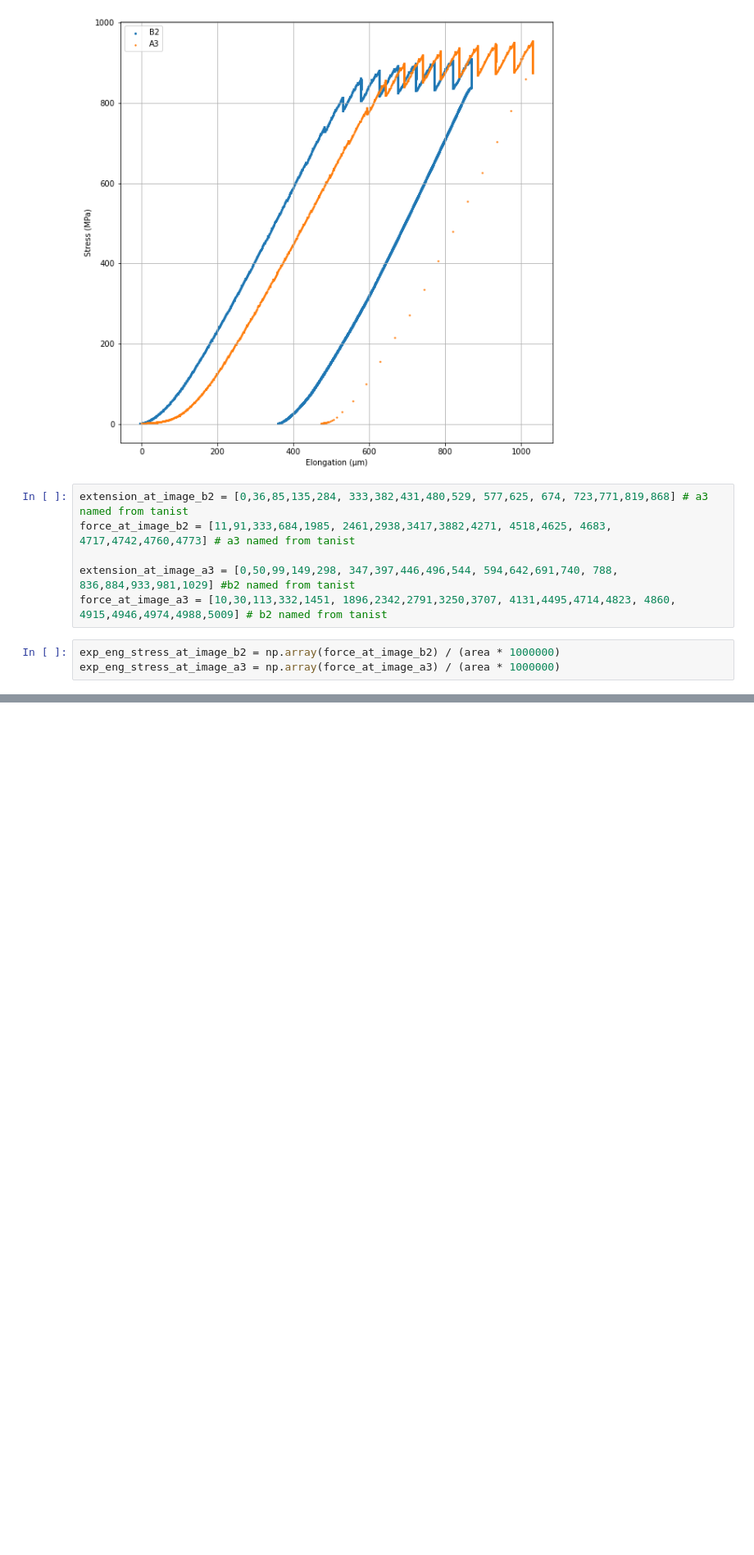
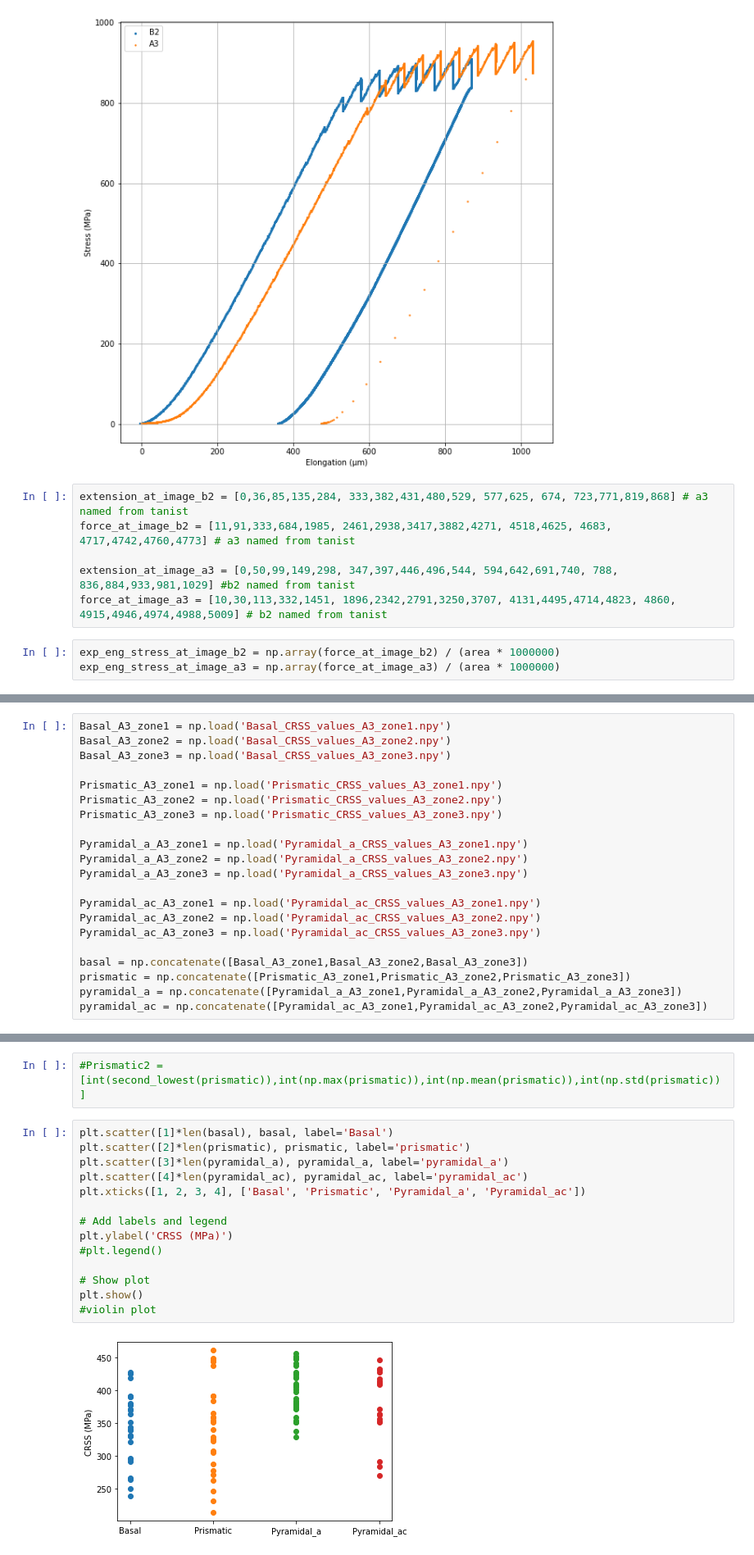
Before and after one commit to Patcurran/Strain_localisation, a Jupyter notebook: 2_Pre_CP.ipynb, the cells around one changed output, grey strips where cells are left out. Shown at 82% size. Drawn from its saved outputs; the diff is of its cells as text; blank space fills up the shorter version.

```diff
--- a/2_Pre_CP.ipynb
+++ b/2_Pre_CP.ipynb
@@ -161,0 +456,21 @@ plt.legend()
+# %%
+Basal_A3_zone1 = np.load('Basal_CRSS_values_A3_zone1.npy')
+Basal_A3_zone2 = np.load('Basal_CRSS_values_A3_zone2.npy')
+Basal_A3_zone3 = np.load('Basal_CRSS_values_A3_zone3.npy')
+
+Prismatic_A3_zone1 = np.load('Prismatic_CRSS_values_A3_zone1.npy')
+Prismatic_A3_zone2 = np.load('Prismatic_CRSS_values_A3_zone2.npy')
+Prismatic_A3_zone3 = np.load('Prismatic_CRSS_values_A3_zone3.npy')
+
+Pyramidal_a_A3_zone1 = np.load('Pyramidal_a_CRSS_values_A3_zone1.npy')
+Pyramidal_a_A3_zone2 = np.load('Pyramidal_a_CRSS_values_A3_zone2.npy')
+Pyramidal_a_A3_zone3 = np.load('Pyramidal_a_CRSS_values_A3_zone3.npy')
+
+Pyramidal_ac_A3_zone1 = np.load('Pyramidal_ac_CRSS_values_A3_zone1.npy')
+Pyramidal_ac_A3_zone2 = np.load('Pyramidal_ac_CRSS_values_A3_zone2.npy')
+Pyramidal_ac_A3_zone3 = np.load('Pyramidal_ac_CRSS_values_A3_zone3.npy')
+
+basal = np.concatenate([Basal_A3_zone1,Basal_A3_zone2,Basal_A3_zone3])
+prismatic = np.concatenate([Prismatic_A3_zone1,Prismatic_A3_zone2,Prismatic_A3_zone3])
+pyramidal_a = np.concatenate([Pyramidal_a_A3_zone1,Pyramidal_a_A3_zone2,Pyramidal_a_A3_zone3])
+pyramidal_ac = np.concatenate([Pyramidal_ac_A3_zone1,Pyramidal_ac_A3_zone2,Pyramidal_ac_A3_zone3])
@@ -161,0 +516,18 @@ plt.legend()
+# %%
+#Prismatic2 = [int(second_lowest(prismatic)),int(np.max(prismatic)),int(np.mean(prismatic)),int(np.std(prismatic))]
+# %%
+plt.scatter([1]*len(basal), basal, label='Basal')
+plt.scatter([2]*len(prismatic), prismatic, label='prismatic')
+plt.scatter([3]*len(pyramidal_a), pyramidal_a, label='pyramidal_a')
+plt.scatter([4]*len(pyramidal_ac), pyramidal_ac, label='pyramidal_ac')
+plt.xticks([1, 2, 3, 4], ['Basal', 'Prismatic', 'Pyramidal_a', 'Pyramidal_ac'])
+
+# Add labels and legend
+plt.ylabel('CRSS (MPa)')
+#plt.legend()
+
+# Show plot
+plt.show()
+#violin plot
+# %% [output]
+[figure, added]
```
Also changed, not shown: parts of 45 cells of this notebook.
